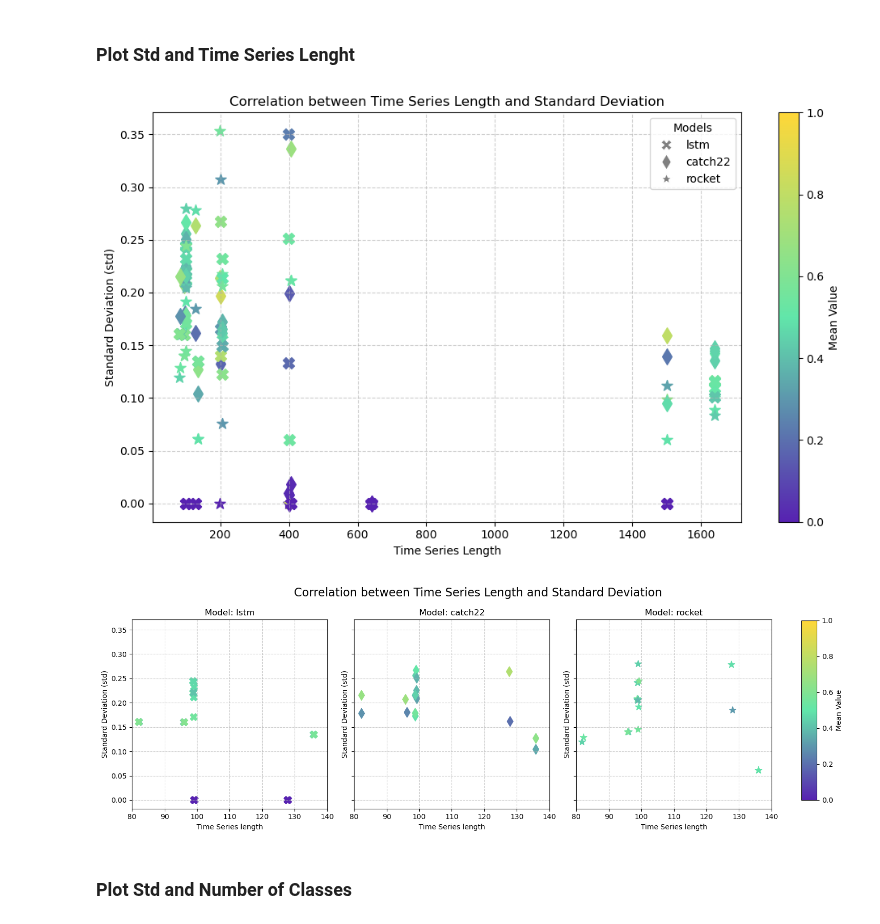
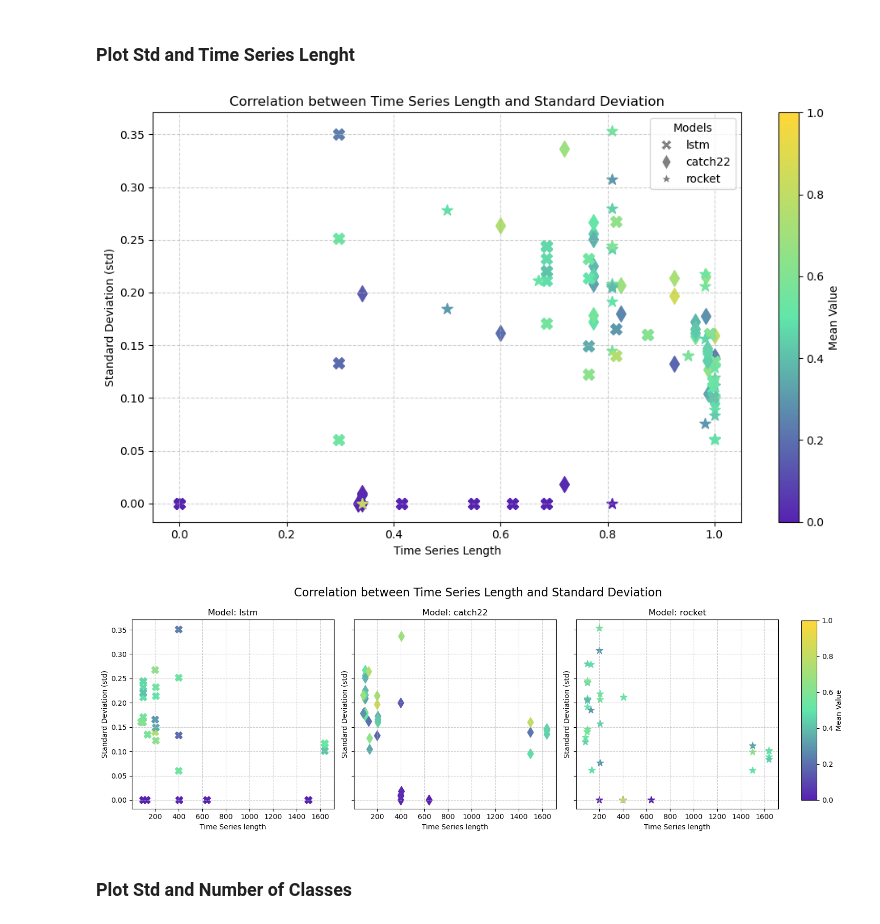
Before and after one commit to Nia3324/Morphing, a Jupyter notebook: plots.ipynb, the cells around one changed output. Saved outputs shown, nothing was run; the diff lists cells and outputs as text; code cells hidden in the pictures.

```diff
--- a/plots.ipynb
+++ b/plots.ipynb
@@ -28,37 +28,38 @@ model_marker_map = {model: marker for model, marker in zip(models, markers)}
 scatter = None  # Initialize scatter object for colorbar
 for _, row in df.iterrows():
     scatter = plt.scatter(
-        row['ts_length_jittered'],
+        #row['ts_length_jittered'],
+        row['model_acc'],
         row['std'],
         c=row['mean'],  # Color based on 'mean' value
         cmap=cmap,  # Use the custom colormap
         vmin=0, vmax=1,  # Set the range for the colormap
         marker=model_marker_map[row['model']],  # Marker based on model
         s=100,  # Size of the points
         label=row['model'] if row['model'] not in plt.gca().get_legend_handles_labels()[1] else ""
     )
 
 # Add labels and title
 plt.xlabel('Time Series Length')
 plt.ylabel('Standard Deviation (std)')
 plt.title('Correlation between Time Series Length and Standard Deviation')
 
 # Create custom legend for models
 handles = []
 for model, marker in model_marker_map.items():
     handles.append(plt.Line2D([0], [0], marker=marker, color='w', markerfacecolor='gray', markersize=10, label=model))
 plt.legend(handles=handles, title='Models')
 
 # Add colorbar for the mean values
 if scatter is not None:
     cbar = plt.colorbar(scatter, label='Mean Value')
 
 # Adjust layout
 plt.tight_layout()
 plt.grid(True, linestyle='--', alpha=0.6)
 plt.show()
 # %% [output]
-[figure, old version]
+[figure, new version]
 # %%
 # Add jittering to n_classes to reduce overlap
 np.random.seed(42)  # For reproducibility
@@ -93,7 +94,7 @@ for i, model in enumerate(models):
         s=100  # Size of the points
     )
 
-    ax.set_xlim(80,140)
+    #ax.set_xlim(80,140)
     # Add labels and title for each subplot
     ax.set_xlabel('Time Series length')
     ax.set_ylabel('Standard Deviation (std)')
@@ -108,7 +109,7 @@ cbar = fig.colorbar(scatter, cax=cbar_ax, label='Mean Value')
 plt.tight_layout(rect=[0, 0, 0.9, 1])  # Adjust the right margin to make space for the colorbar
 plt.show()
 # %% [output]
-[figure, old version]
+[figure, new version]
 # %% [markdown]
 ### Plot Std and Number of Classes
 # %%
```
Also changed, not shown: parts of 3 cells of this notebook, 5 other files.
